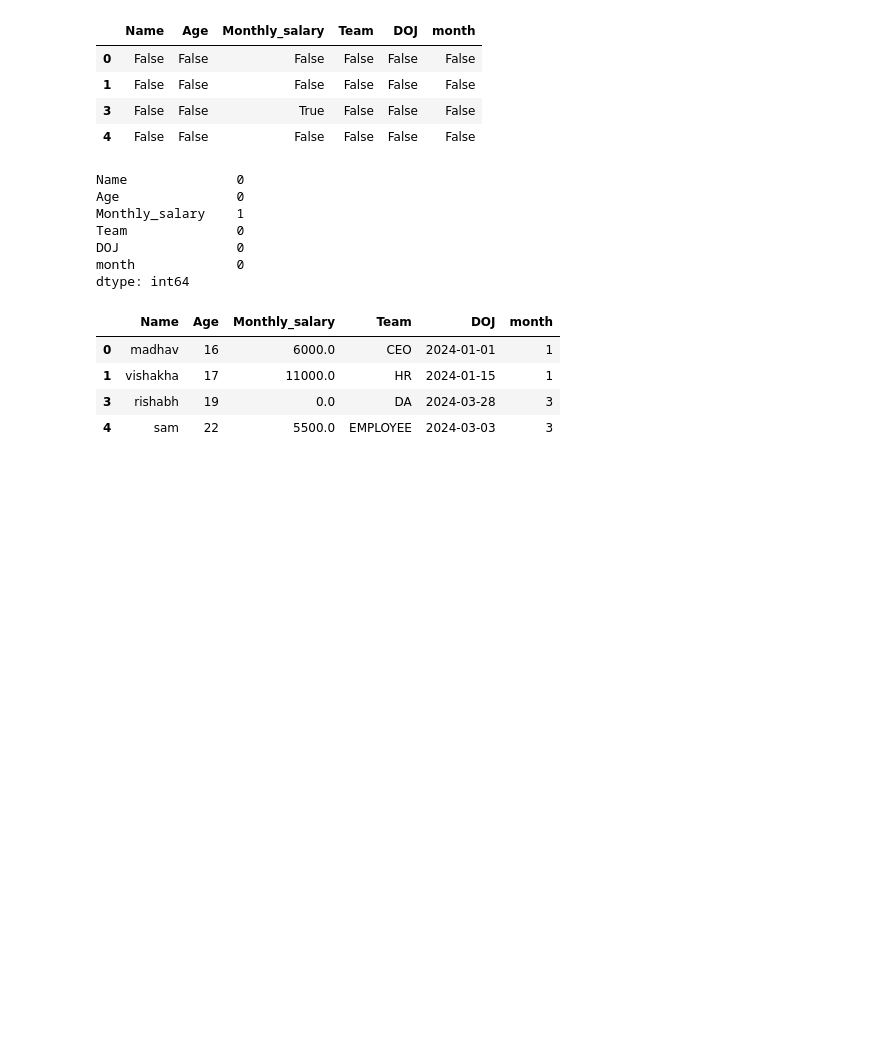
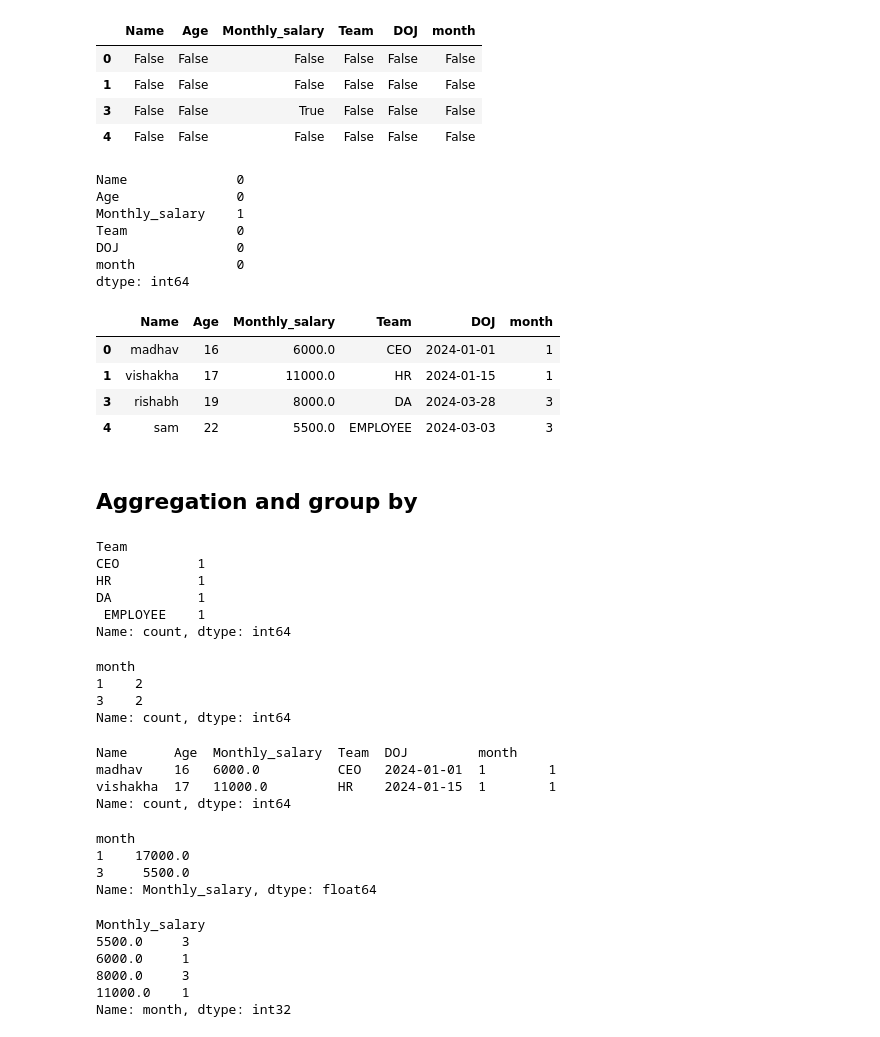
Before and after one commit to certifiedslidder-sudo/Pandas, a Jupyter notebook: basics.ipynb, the cells around one changed output. Cells and saved outputs as stored; diff of their text form; code cells hidden in the pictures; blank space fills up the shorter version.

Commit message:
aggregation and group by

```diff
--- a/basics.ipynb
+++ b/basics.ipynb
@@ -535,10 +535,28 @@ DOJ               0
 month             0
 dtype: int64
 # %%
-df.fillna(0)
+df.fillna(8000,inplace=True)
 # %% [output]
 |  | Name | Age | Monthly_salary | Team | DOJ | month |
 | 0 | madhav | 16 | 6000.0 | CEO | 2024-01-01 | 1 |
 | 1 | vishakha | 17 | 11000.0 | HR | 2024-01-15 | 1 |
-| 3 | rishabh | 19 | 0.0 | DA | 2024-03-28 | 3 |
+| 3 | rishabh | 19 | 8000.0 | DA | 2024-03-28 | 3 |
 | 4 | sam | 22 | 5500.0 | EMPLOYEE | 2024-03-03 | 3 |
+# %% [markdown]
+## Aggregation and group by
+# %%
+df['Team'].value_counts()  # will give the count of each team members
+# %% [output]
+Team
+CEO          1
+HR           1
+DA           1
+ EMPLOYEE    1
+Name: count, dtype: int64
+# %%
+df['month'].value_counts()    # gives frequency of value.
+# %% [output]
+month
+1    2
+3    2
+Name: count, dtype: int64
@@ -544,0 +565,27 @@ df.fillna(0)
+# %%
+df[df['month']==1].value_counts()   # will give count of only those employee's whose month is assigned 1.
+# %% [output]
+Name      Age  Monthly_salary  Team  DOJ         month
+madhav    16   6000.0          CEO   2024-01-01  1        1
+vishakha  17   11000.0         HR    2024-01-15  1        1
+Name: count, dtype: int64
+# %%
+df.groupby('month')['Monthly_salary'].sum() # will add the salary on the basis of month
+# check montlhy salary made in my company.
+
+
+# ON THE BASIS OF MONTH AGGREGATE MONTHLY SALARY
+# %% [output]
+month
+1    17000.0
+3     5500.0
+Name: Monthly_salary, dtype: float64
+# %%
+df.groupby('Monthly_salary')['month'].sum()  # ON THE BASIS OF MONTHLY SALARY AGGREGATE MONTH.
+# %% [output]
+Monthly_salary
+5500.0     3
+6000.0     1
+8000.0     3
+11000.0    1
+Name: month, dtype: int32
```
Also changed, not shown: parts of 10 cells of this notebook.
